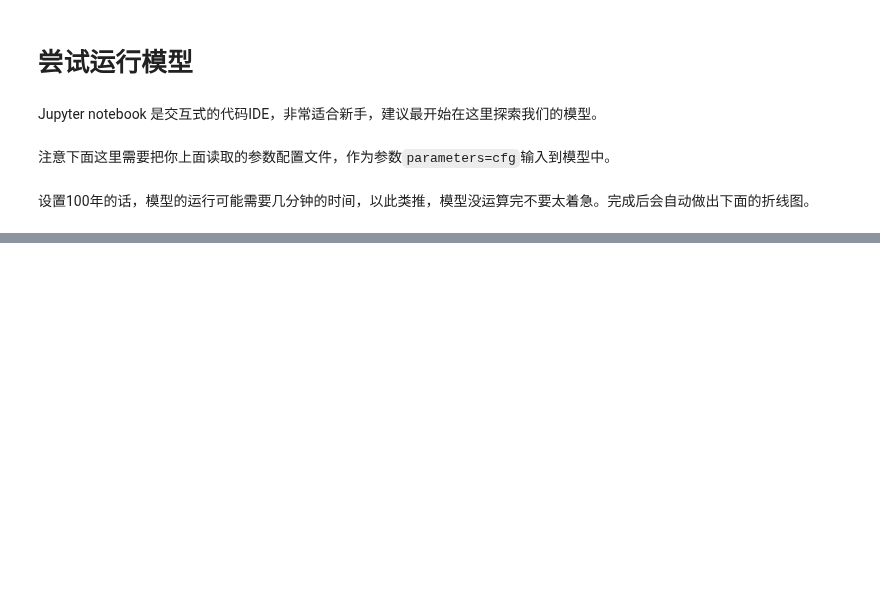
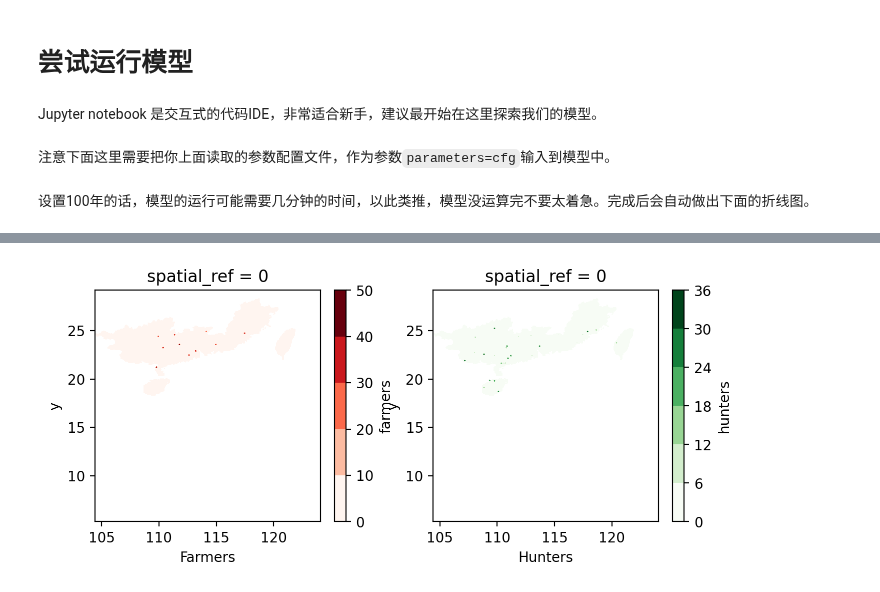
Before and after one commit to SongshGeo/South-China-Livehood-Evolution, a Jupyter notebook: docs/demo.ipynb, the cells around one changed output, grey strips where cells are left out. Cells and saved outputs as stored; diff of their text form; code cells hidden in the pictures; blank space fills up the shorter version.

```diff
--- a/docs/demo.ipynb
+++ b/docs/demo.ipynb
@@ -35,0 +52,4 @@ model.run_model()
+# %%
+model.heatmap()
+# %% [output]
+[figure, added]
```
Also changed, not shown: parts of 4 cells of this notebook, 4 other files.
